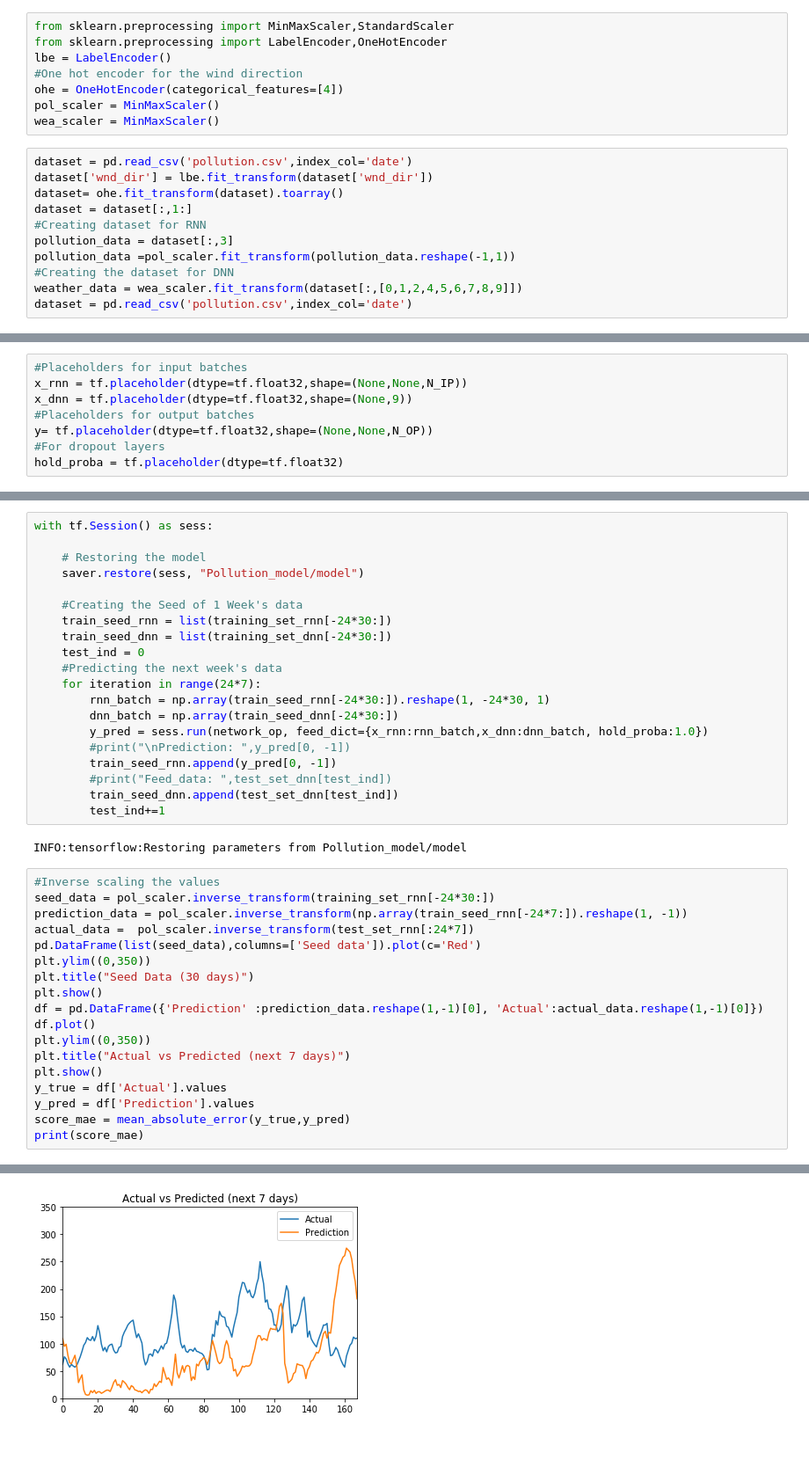
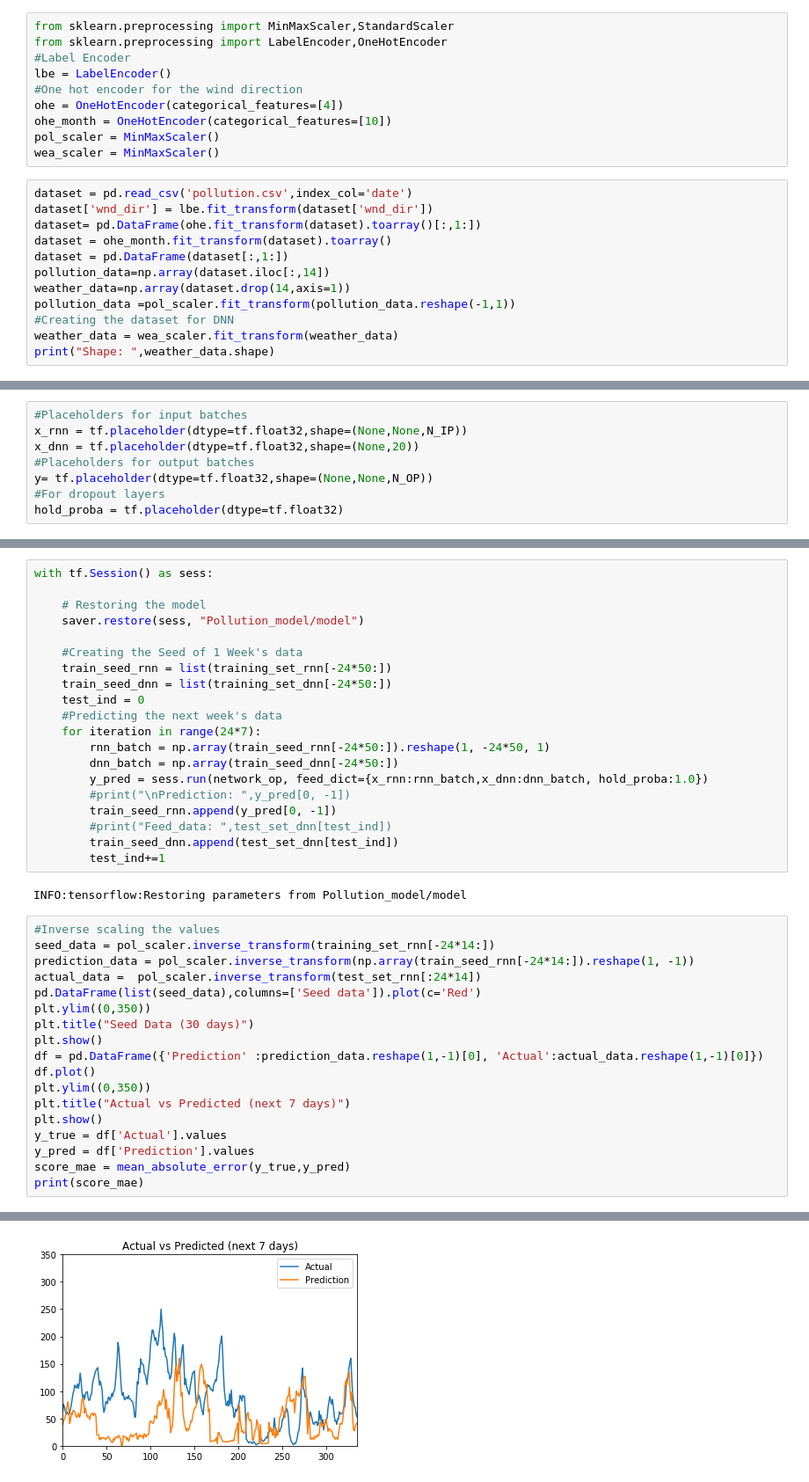
Before and after one commit to SAint7579/Hybrid_LSTM-DNN_PollutionForecasting, a Jupyter notebook: RNN_DNN_HYB.ipynb, the cells around one changed output, grey strips where cells are left out. Shown at 88% size. Saved outputs shown, nothing was run; the diff lists cells and outputs as text; blank space fills up the shorter version.

Commit message:
Month data added

```diff
--- a/RNN_DNN_HYB.ipynb
+++ b/RNN_DNN_HYB.ipynb
@@ -39,20 +42,23 @@ plt.show()
 # %%
 from sklearn.preprocessing import MinMaxScaler,StandardScaler
 from sklearn.preprocessing import LabelEncoder,OneHotEncoder
+#Label Encoder
 lbe = LabelEncoder()
 #One hot encoder for the wind direction
 ohe = OneHotEncoder(categorical_features=[4])
+ohe_month = OneHotEncoder(categorical_features=[10])
 pol_scaler = MinMaxScaler()
 wea_scaler = MinMaxScaler()
 # %%
 dataset = pd.read_csv('pollution.csv',index_col='date')
 dataset['wnd_dir'] = lbe.fit_transform(dataset['wnd_dir'])
-dataset= ohe.fit_transform(dataset).toarray()
-dataset = dataset[:,1:]
-#Creating dataset for RNN
-pollution_data = dataset[:,3]
+dataset= pd.DataFrame(ohe.fit_transform(dataset).toarray()[:,1:])
+dataset = ohe_month.fit_transform(dataset).toarray()
+dataset = pd.DataFrame(dataset[:,1:])
+pollution_data=np.array(dataset.iloc[:,14])
+weather_data=np.array(dataset.drop(14,axis=1))
 pollution_data =pol_scaler.fit_transform(pollution_data.reshape(-1,1))
 #Creating the dataset for DNN
-weather_data = wea_scaler.fit_transform(dataset[:,[0,1,2,4,5,6,7,8,9]])
-dataset = pd.read_csv('pollution.csv',index_col='date')
+weather_data = wea_scaler.fit_transform(weather_data)
+print("Shape: ",weather_data.shape)
 # %% [output]
@@ -104,7 +110,7 @@ N_OUT =128
 # %%
 #Placeholders for input batches
 x_rnn = tf.placeholder(dtype=tf.float32,shape=(None,None,N_IP))
-x_dnn = tf.placeholder(dtype=tf.float32,shape=(None,9))
+x_dnn = tf.placeholder(dtype=tf.float32,shape=(None,20))
 #Placeholders for output batches
 y= tf.placeholder(dtype=tf.float32,shape=(None,None,N_OP))
 #For dropout layers
@@ -222,13 +215,13 @@ with tf.Session() as sess:
     saver.restore(sess, "Pollution_model/model")
 
     #Creating the Seed of 1 Week's data
-    train_seed_rnn = list(training_set_rnn[-24*30:])
-    train_seed_dnn = list(training_set_dnn[-24*30:])
+    train_seed_rnn = list(training_set_rnn[-24*50:])
+    train_seed_dnn = list(training_set_dnn[-24*50:])
     test_ind = 0
     #Predicting the next week's data
     for iteration in range(24*7):
-        rnn_batch = np.array(train_seed_rnn[-24*30:]).reshape(1, -24*30, 1)
-        dnn_batch = np.array(train_seed_dnn[-24*30:])
+        rnn_batch = np.array(train_seed_rnn[-24*50:]).reshape(1, -24*50, 1)
+        dnn_batch = np.array(train_seed_dnn[-24*50:])
         y_pred = sess.run(network_op, feed_dict={x_rnn:rnn_batch,x_dnn:dnn_batch, hold_proba:1.0})
         #print("\nPrediction: ",y_pred[0, -1])
         train_seed_rnn.append(y_pred[0, -1])
@@ -239,9 +232,9 @@ with tf.Session() as sess:
 INFO:tensorflow:Restoring parameters from Pollution_model/model
 # %%
 #Inverse scaling the values
-seed_data = pol_scaler.inverse_transform(training_set_rnn[-24*30:])
-prediction_data = pol_scaler.inverse_transform(np.array(train_seed_rnn[-24*7:]).reshape(1, -1))
-actual_data =  pol_scaler.inverse_transform(test_set_rnn[:24*7])
+seed_data = pol_scaler.inverse_transform(training_set_rnn[-24*14:])
+prediction_data = pol_scaler.inverse_transform(np.array(train_seed_rnn[-24*14:]).reshape(1, -1))
+actual_data =  pol_scaler.inverse_transform(test_set_rnn[:24*14])
 pd.DataFrame(list(seed_data),columns=['Seed data']).plot(c='Red')
 plt.ylim((0,350))
 plt.title("Seed Data (30 days)")
@@ -260 +253 @@ print(score_mae)
-[figure, old version]
+[figure, new version]
```
Also changed, not shown: parts of 7 cells of this notebook.
